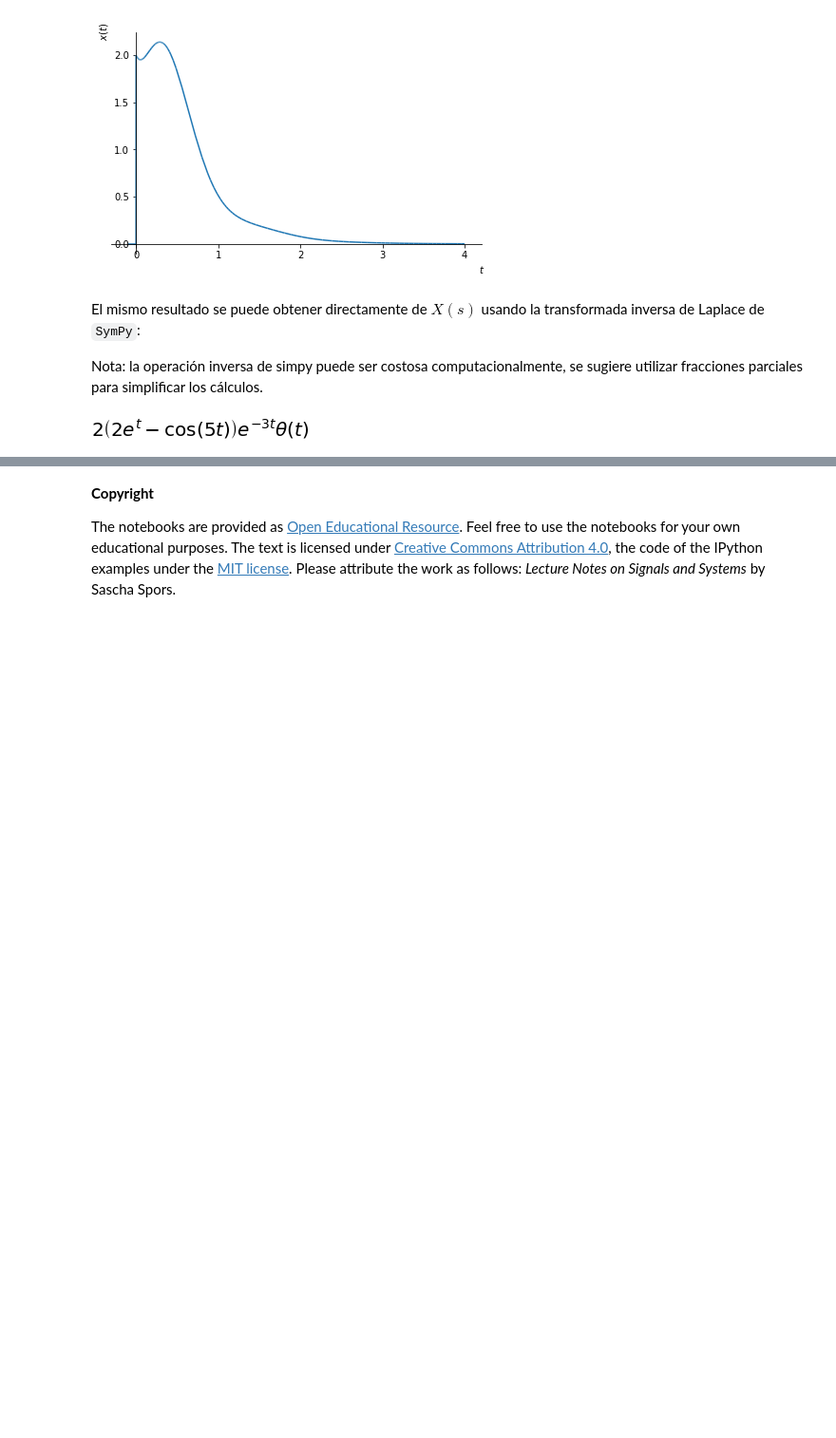
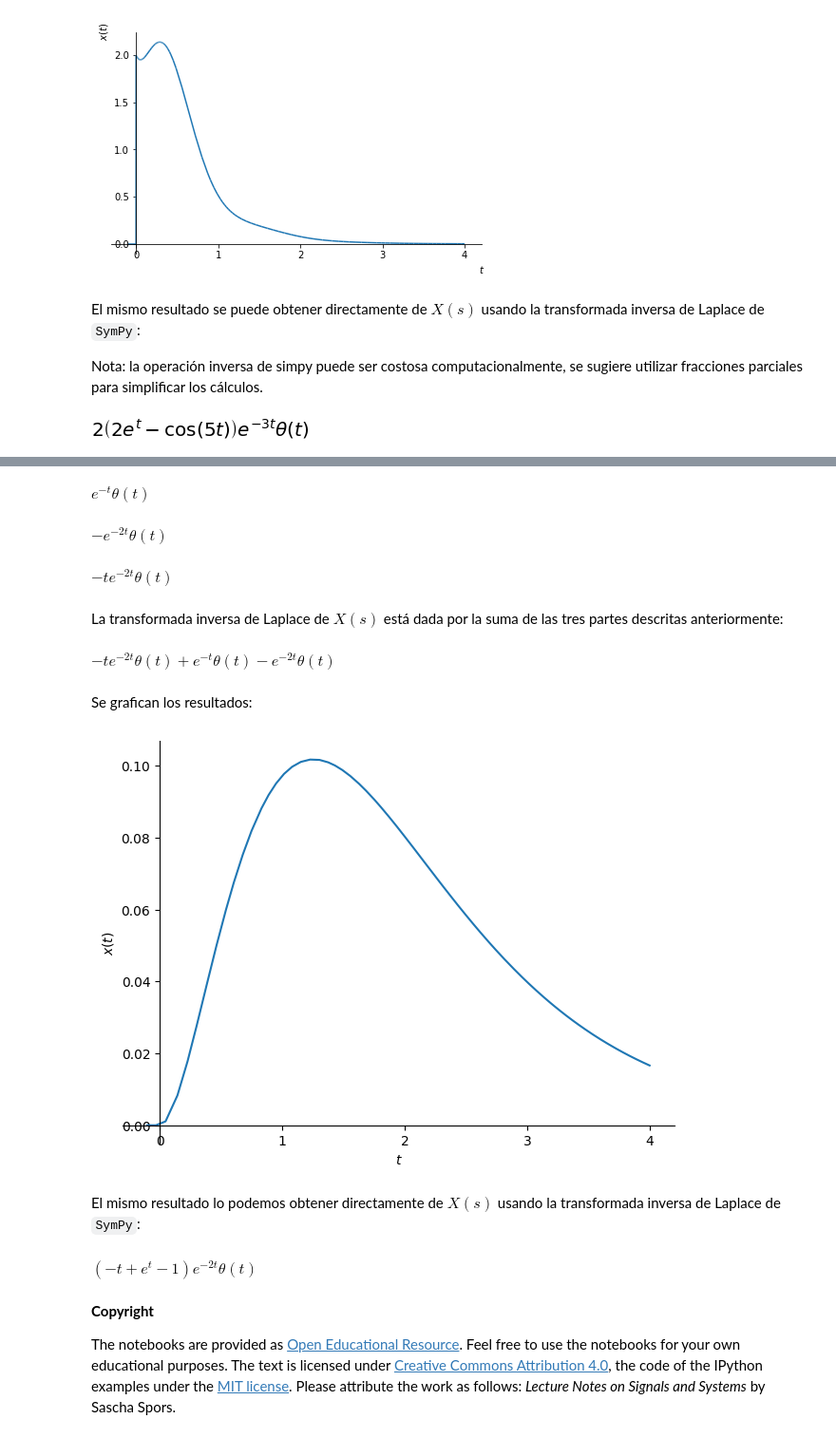
Before and after one commit to Julian27R/Trabajos, a Jupyter notebook: 4_Transformada_Laplace/4_Transformada inversa.ipynb, the cells around one changed output, grey strips where cells are left out. Shown at 95% size. Saved outputs shown, nothing was run; the diff lists cells and outputs as text; code cells hidden in the pictures; blank space fills up the shorter version.

```diff
--- a/4_Transformada_Laplace/4_Transformada inversa.ipynb
+++ b/4_Transformada_Laplace/4_Transformada inversa.ipynb
@@ -203,3 +263,37 @@ sym.inverse_laplace_transform(X, s, t).simplify() #sin embargo puede ser más co
+# %%
+x1 = sym.inverse_laplace_transform(Xp.args[0], s, t)#transformada inversa del primer componente
+x1
+# %% [output]
+$\displaystyle e^{- t} \theta\left(t\right)$
+# %%
+x2 = sym.inverse_laplace_transform(Xp.args[1], s, t) #trasformada inversa del segundo componente
+x2
+# %% [output]
+$\displaystyle - e^{- 2 t} \theta\left(t\right)$
+# %%
+x3 = sym.inverse_laplace_transform(Xp.args[2], s, t) #trasformada inversa del tercer componente
+x3
+# %% [output]
+$\displaystyle - t e^{- 2 t} \theta\left(t\right)$
+# %% [markdown]
+La transformada inversa de Laplace de $X(s)$ está dada por la suma de las tres partes descritas anteriormente:
+# %%
+x = x1 + x2 + x3
+x
+# %% [output]
+$\displaystyle - t e^{- 2 t} \theta\left(t\right) + e^{- t} \theta\left(t\right) - e^{- 2 t} \theta\left(t\right)$
+# %% [markdown]
+Se grafican los resultados:
+# %%
+sym.plot(x, (t, -0.1, 4), xlabel='$t$', ylabel='$x(t)$');
+# %% [output]
+[figure, added]
+# %% [markdown]
+El mismo resultado lo podemos obtener directamente de $X(s)$ usando la transformada inversa de Laplace de `SymPy`:
+# %%
+sym.inverse_laplace_transform(X, s, t).simplify() #sin embargo puede ser más costoso computacionalmente
+# %% [output]
+$\displaystyle \left(- t + e^{t} - 1\right) e^{- 2 t} \theta\left(t\right)$
 # %% [markdown]
 **Copyright**
 
```
Also changed, not shown: parts of 16 cells of this notebook.
